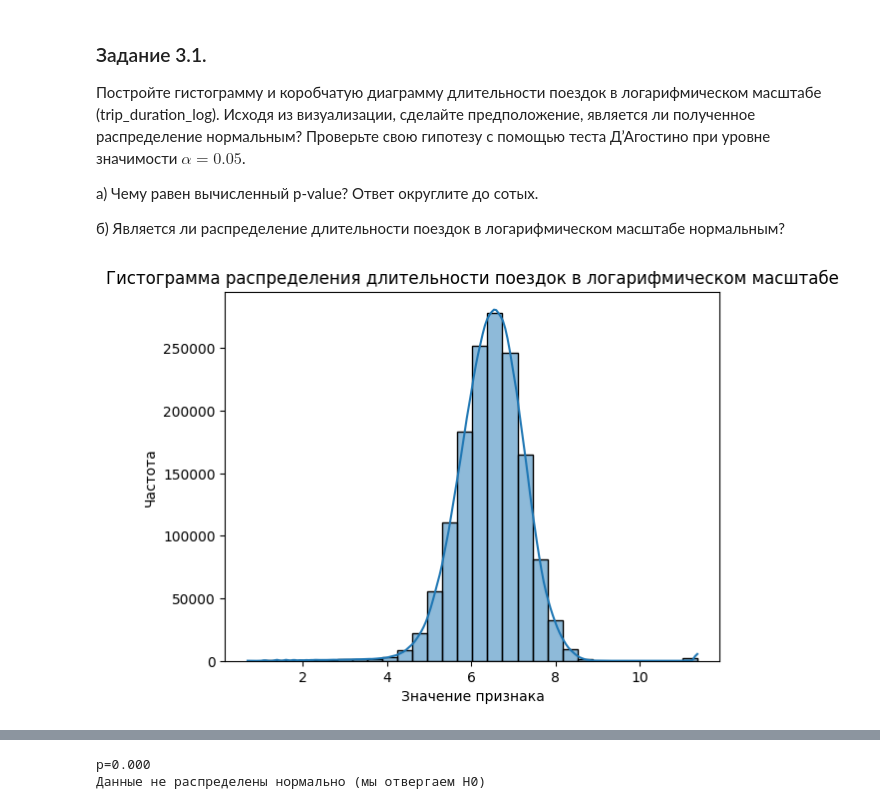
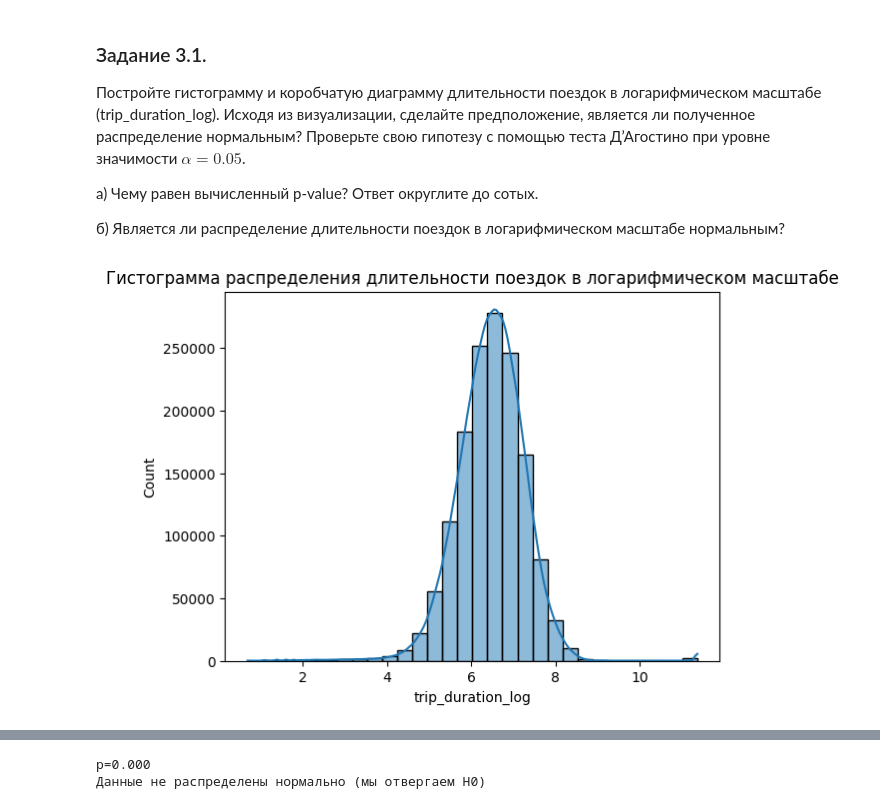
Before and after one commit to Alevtina529/test, a Jupyter notebook: Project_5__Ноутбук_шаблон.ipynb, the cells around one changed output, grey strips where cells are left out. Saved outputs shown, nothing was run; the diff lists cells and outputs as text; code cells hidden in the pictures.

```diff
--- a/Project_5__Ноутбук_шаблон.ipynb
+++ b/Project_5__Ноутбук_шаблон.ipynb
@@ -651,16 +661,16 @@ taxi_data = taxi_data.copy()
 # %%
 # загружаем данные
 dataset = taxi_data['trip_duration_log']
 
 # задаём параметры гистограммы
 ax = sns.histplot(dataset, bins=30, kde=True)
-ax.set(xlabel='Значение признака', ylabel='Частота')
+ax.set(xlabel='trip_duration_log')
 plt.title('Гистограмма распределения длительности поездок в логарифмическом масштабе')
 
 # отображаем гистограмму
 plt.show()
 # %% [output]
-[figure, old version]
+[figure, new version]
 # %%
 H0 = 'Данные распределены нормально'
 Ha = 'Данные не распределены нормально (мы отвергаем H0)'
```
Also changed, not shown: parts of 6 cells of this notebook.
